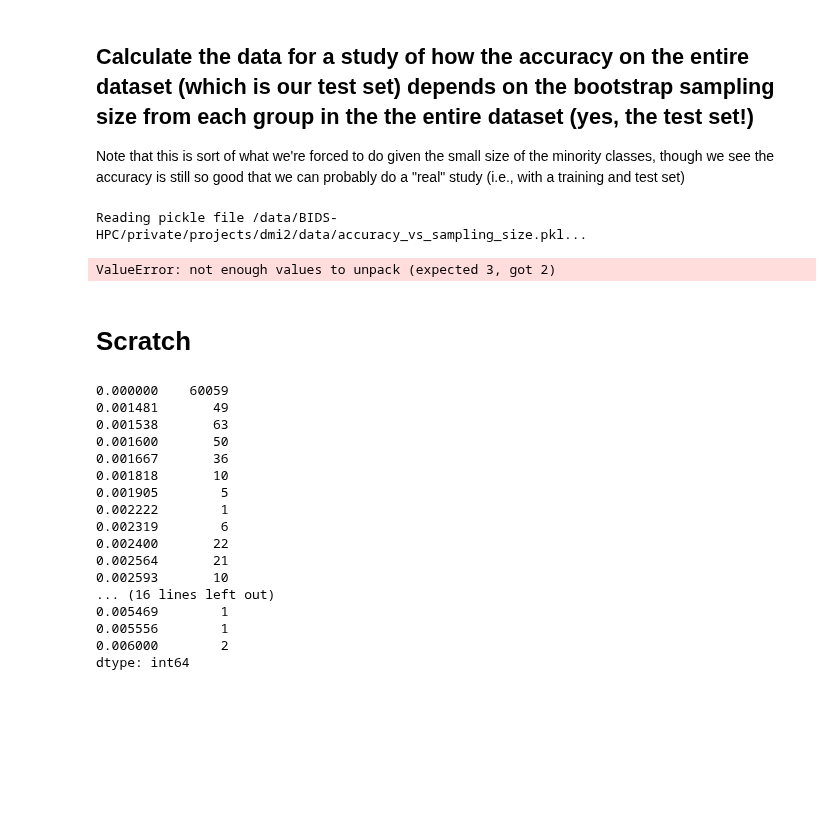
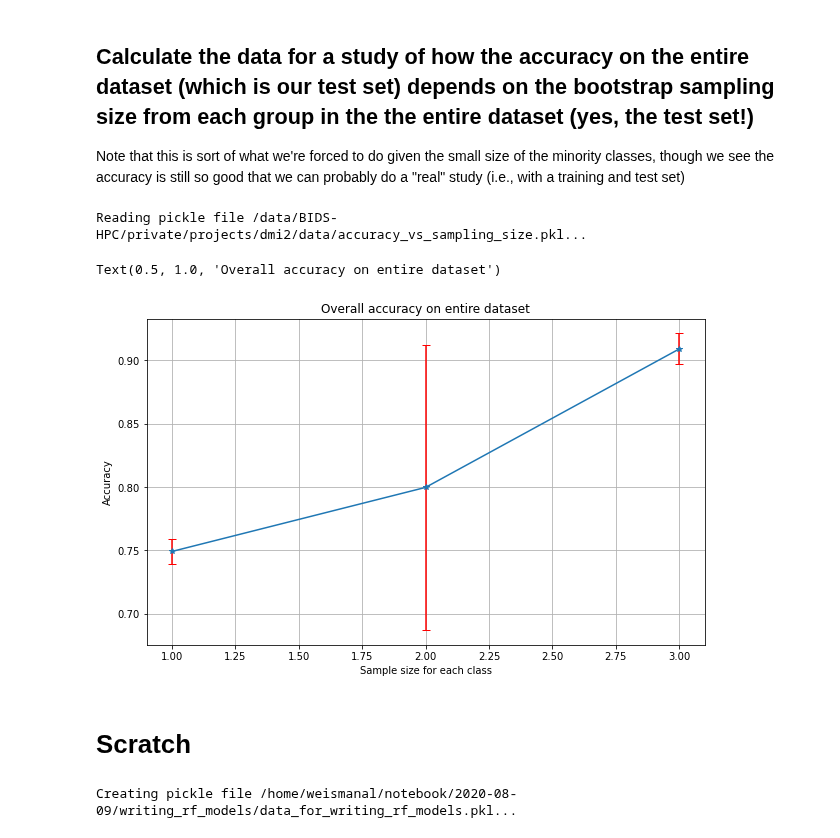
Before and after one commit to andrew-weisman/target_classification, a Jupyter notebook: main.ipynb, the cells around one changed output. Drawn from its saved outputs; the diff is of its cells as text; code cells hidden in the pictures; blank space fills up the shorter version.

```diff
--- a/main.ipynb
+++ b/main.ipynb
@@ -267,23 +267,30 @@ fig.savefig(os.path.join(project_directory, 'data', 'exploring_sample_size_100_6
 
 Note that this is sort of what we're forced to do given the small size of the minority classes, though we see the accuracy is still so good that we can probably do a "real" study (i.e., with a training and test set)
 # %%
-#accuracies, possible_n, rnd_clf_holder = tc.calculate_whole_dataset_accuracy_vs_bootstrap_sampling_size(X2, y2, project_directory, ntrials=50)
-accuracies, possible_n, rnd_clf_holder = tc.calculate_whole_dataset_accuracy_vs_bootstrap_sampling_size(X2, y2, project_directory, ntrials=30, possible_n=[x for x in range(1,13)] + [x for x in range(15,46,5*2)] + [x for x in range(50,101,10*2)])
+#accuracies, possible_n, rnd_clf_holder = tc.calculate_whole_dataset_accuracy_vs_bootstrap_sampling_size(X2, y2, project_directory, ntrials=50) # the code I originally ran generating a nice version of the plot below
+#accuracies, possible_n, rnd_clf_holder = tc.calculate_whole_dataset_accuracy_vs_bootstrap_sampling_size(X2, y2, project_directory, ntrials=30, possible_n=[x for x in range(1,13)] + [x for x in range(15,46,5*2)] + [x for x in range(50,101,10*2)]) # running this overnight in batch
+#accuracies, possible_n, rnd_clf_holder = tc.calculate_whole_dataset_accuracy_vs_bootstrap_sampling_size(X2, y2, project_directory, ntrials=2, possible_n=[1,2,3]) # just a test
 
 import matplotlib.pyplot as plt
 import numpy as np
 means = accuracies.mean(axis=0)
 _, ax = plt.subplots(figsize=(10,6))
 _ = ax.errorbar(x=possible_n, y=means, yerr=np.row_stack((means-accuracies.min(axis=0), accuracies.max(axis=0)-means)), fmt='*-', ecolor='red', capsize=4)
 ax.grid(True)
 ax.set_xlabel('Sample size for each class')
 ax.set_ylabel('Accuracy')
 ax.set_title('Overall accuracy on entire dataset')
 # %% [output]
 Reading pickle file /data/BIDS-HPC/private/projects/dmi2/data/accuracy_vs_sampling_size.pkl...
-ValueError: not enough values to unpack (expected 3, got 2)
+Text(0.5, 1.0, 'Overall accuracy on entire dataset')
+[figure, added]
 # %% [markdown]
 # Scratch
+# %%
+tci = tc.get_tci_library()
+tci.make_pickle([X2, y2], '/home/weismanal/notebook/2020-08-09/writing_rf_models', 'data_for_writing_rf_models.pkl')
+# %% [output]
+Creating pickle file /home/weismanal/notebook/2020-08-09/writing_rf_models/data_for_writing_rf_models.pkl...
 # %%
 rnd_clf = rnd_clf_holder[0][0][5]
 # %%
@@ -292,21 +299,3 @@ import numpy as np
 import pandas as pd
 pd.value_counts(rnd_clf.feature_importances_).sort_index()
 #rnd_clf.feature_importances_.sum()
-# %% [output]
-0.000000    60059
-0.001481       49
-0.001538       63
-0.001600       50
-0.001667       36
-0.001818       10
-0.001905        5
-0.002222        1
-0.002319        6
-0.002400       22
-0.002564       21
-0.002593       10
-... (16 lines left out)
-0.005469        1
-0.005556        1
-0.006000        2
-dtype: int64
```
Also changed, not shown: parts of 3 cells of this notebook, 1 other file.
